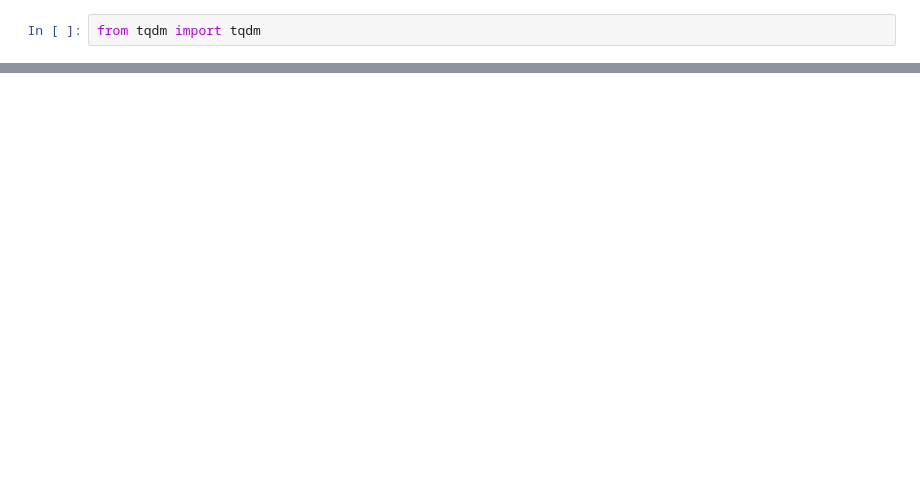
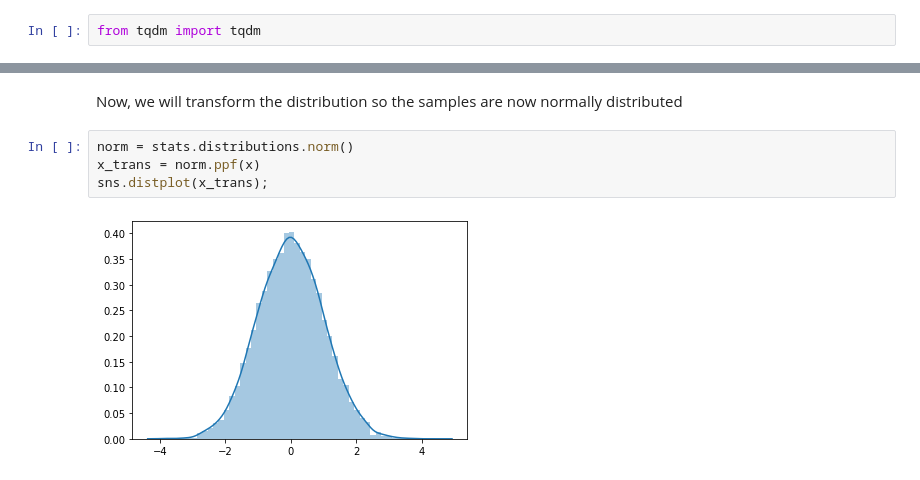
Before and after one commit to CamiVasz/Similarity, a Jupyter notebook: PR.ipynb, the cells around one changed output, grey strips where cells are left out. Saved outputs shown, nothing was run; the diff lists cells and outputs as text; blank space fills up the shorter version.

```diff
--- a/PR.ipynb
+++ b/PR.ipynb
@@ -358,0 +361,8 @@ data = [CR(t1,t2,x) for x in tqdm(np.linspace(10,200,70))]
+# %% [markdown]
+Now, we will transform the distribution so the samples are now normally distributed
+# %%
+norm = stats.distributions.norm()
+x_trans = norm.ppf(x)
+sns.distplot(x_trans);
+# %% [output]
+[figure, added]
```
Also changed, not shown: parts of 33 cells of this notebook, 2 other files.
